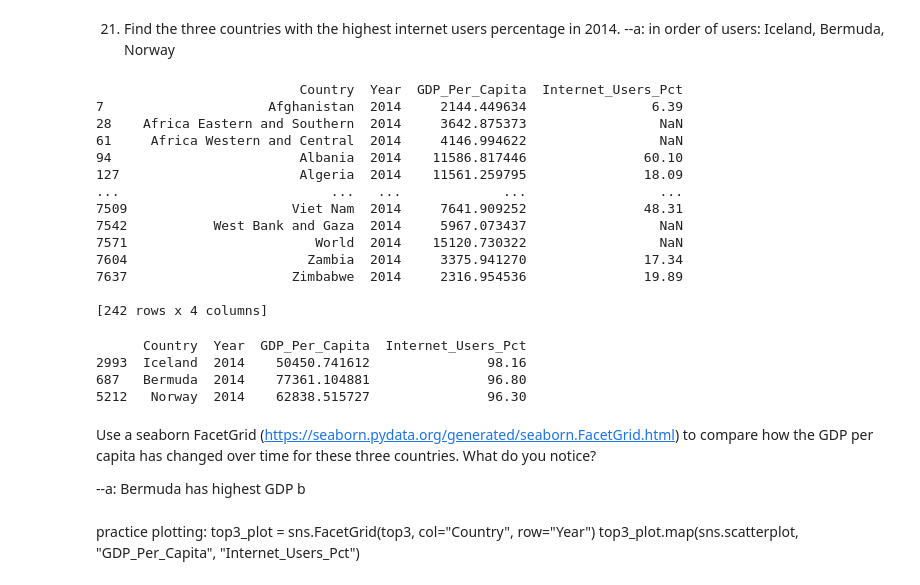
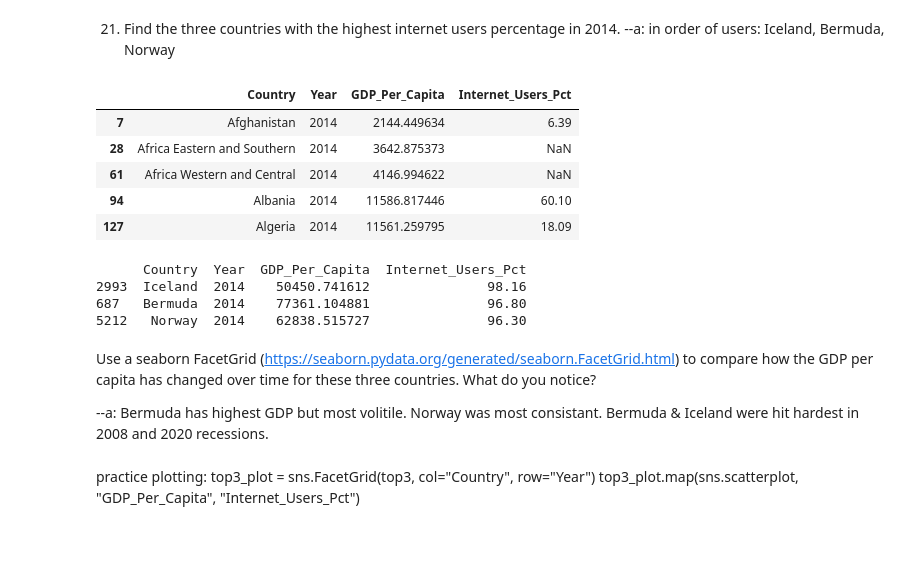
Before and after one commit to NSS-Data-Analytics-Cohort-10/gdp-and-internet-usage-t-white-21, a Jupyter notebook: notebook/un_project.ipynb, the cells around one changed output. Saved outputs shown, nothing was run; the diff lists cells and outputs as text; code cells hidden in the pictures; blank space fills up the shorter version.

```diff
--- a/notebook/un_project.ipynb
+++ b/notebook/un_project.ipynb
@@ -560,22 +555,14 @@ print(int_df)
 --a: in order of users: Iceland, Bermuda, Norway
 # %%
 gdp_and_internet_use_2014 = gdp_and_internet_use[gdp_and_internet_use['Year'] == 2014]
-print(gdp_and_internet_use_2014)
+gdp_and_internet_use_2014.head()
 # %% [output]
-                          Country  Year  GDP_Per_Capita  Internet_Users_Pct
-7                     Afghanistan  2014     2144.449634                6.39
-28    Africa Eastern and Southern  2014     3642.875373                 NaN
-61     Africa Western and Central  2014     4146.994622                 NaN
-94                        Albania  2014    11586.817446               60.10
-127                       Algeria  2014    11561.259795               18.09
-...                           ...   ...             ...                 ...
-7509                     Viet Nam  2014     7641.909252               48.31
-7542           West Bank and Gaza  2014     5967.073437                 NaN
-7571                        World  2014    15120.730322                 NaN
-7604                       Zambia  2014     3375.941270               17.34
-7637                     Zimbabwe  2014     2316.954536               19.89
-
-[242 rows x 4 columns]
+|  | Country | Year | GDP_Per_Capita | Internet_Users_Pct |
+| 7 | Afghanistan | 2014 | 2144.449634 | 6.39 |
+| 28 | Africa Eastern and Southern | 2014 | 3642.875373 | NaN |
+| 61 | Africa Western and Central | 2014 | 4146.994622 | NaN |
+| 94 | Albania | 2014 | 11586.817446 | 60.10 |
+| 127 | Algeria | 2014 | 11561.259795 | 18.09 |
 # %%
 top3 = gdp_and_internet_use_2014.nlargest(3, 'Internet_Users_Pct')
 print(top3)
@@ -587,10 +574,10 @@ print(top3)
 # %% [markdown]
 Use a seaborn FacetGrid (https://seaborn.pydata.org/generated/seaborn.FacetGrid.html) to compare how the GDP per capita has changed over time for these three countries. What do you notice?
 
---a: Bermuda has highest GDP b
+--a: Bermuda has highest GDP but most volitile. Norway was most consistant. Bermuda & Iceland were hit hardest in 2008 and 2020 recessions.
-# %% [markdown]
-practice plotting:
-top3_plot = sns.FacetGrid(top3, col="Country",  row="Year")
-top3_plot.map(sns.scatterplot, "GDP_Per_Capita", "Internet_Users_Pct")
+# %% [markdown]
+practice plotting:
+top3_plot = sns.FacetGrid(top3, col="Country",  row="Year")
+top3_plot.map(sns.scatterplot, "GDP_Per_Capita", "Internet_Users_Pct")
 # %%
 ibn_df = gdp_and_internet_use[(gdp_and_internet_use['Country'] == 'Iceland') | (gdp_and_internet_use['Country'] == 'Bermuda') | (gdp_and_internet_use['Country'] == 'Norway')]
```
Also changed, not shown: parts of 8 cells of this notebook.
